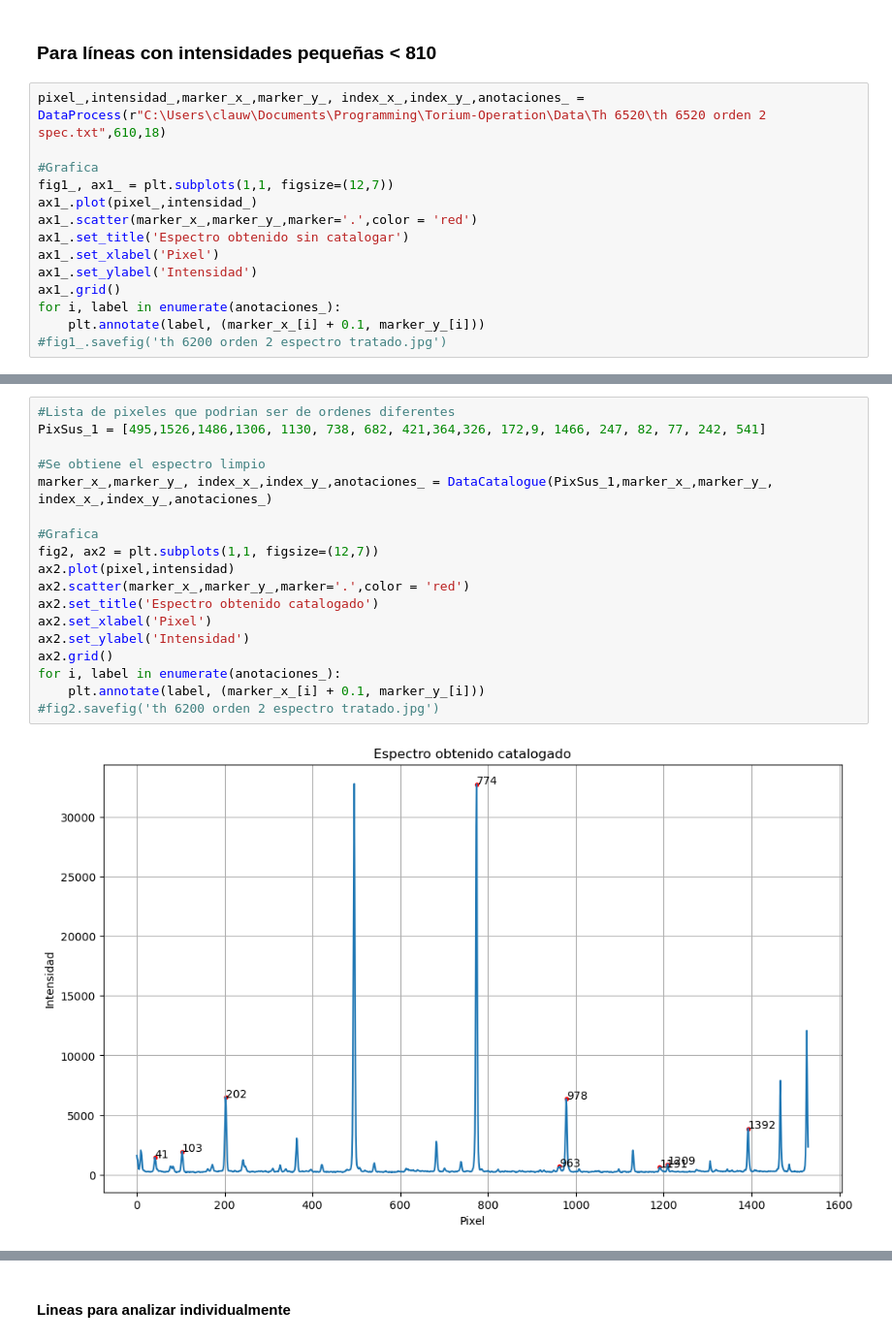
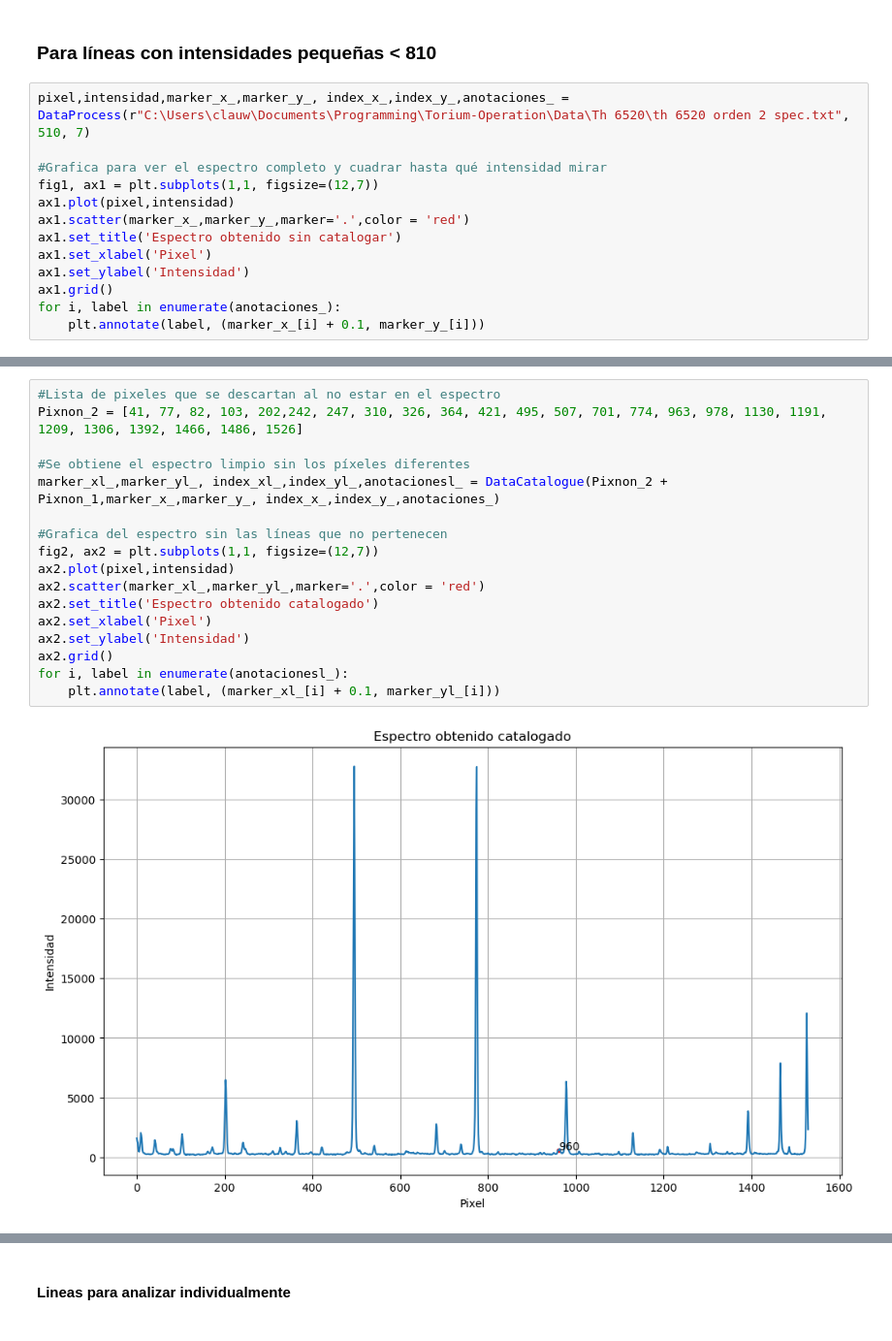
Before and after one commit to ccuellarn/Torium-Operation, a Jupyter notebook: Data/Th 6520/Analisis_6520.ipynb, the cells around one changed output, grey strips where cells are left out. Shown: that part at 97% size. Drawn from its saved outputs; the diff is of its cells as text.

```diff
--- a/Data/Th 6520/Analisis_6520.ipynb
+++ b/Data/Th 6520/Analisis_6520.ipynb
@@ -197,17 +207,16 @@ DataFit_1
 # %% [markdown]
 ### Para líneas con intensidades pequeñas < 810
 # %%
-pixel_,intensidad_,marker_x_,marker_y_, index_x_,index_y_,anotaciones_ = DataProcess(r"C:\Users\clauw\Documents\Programming\Torium-Operation\Data\Th 6520\th 6520 orden 2 spec.txt",610,18)
+pixel,intensidad,marker_x_,marker_y_, index_x_,index_y_,anotaciones_ = DataProcess(r"C:\Users\clauw\Documents\Programming\Torium-Operation\Data\Th 6520\th 6520 orden 2 spec.txt", 510, 7)
 
-#Grafica
-fig1_, ax1_ = plt.subplots(1,1, figsize=(12,7))
-ax1_.plot(pixel_,intensidad_)
-ax1_.scatter(marker_x_,marker_y_,marker='.',color = 'red')
-ax1_.set_title('Espectro obtenido sin catalogar')
-ax1_.set_xlabel('Pixel')
-ax1_.set_ylabel('Intensidad')
-ax1_.grid()
+#Grafica para ver el espectro completo y cuadrar hasta qué intensidad mirar
+fig1, ax1 = plt.subplots(1,1, figsize=(12,7))
+ax1.plot(pixel,intensidad)
+ax1.scatter(marker_x_,marker_y_,marker='.',color = 'red')
+ax1.set_title('Espectro obtenido sin catalogar')
+ax1.set_xlabel('Pixel')
+ax1.set_ylabel('Intensidad')
+ax1.grid()
 for i, label in enumerate(anotaciones_):
     plt.annotate(label, (marker_x_[i] + 0.1, marker_y_[i]))
-#fig1_.savefig('th 6200 orden 2 espectro tratado.jpg')
 # %% [output]
@@ -215,20 +224,19 @@ for i, label in enumerate(anotaciones_):
 # %%
-#Lista de pixeles que podrian ser de ordenes diferentes
-PixSus_1 = [495,1526,1486,1306, 1130, 738, 682, 421,364,326, 172,9, 1466, 247, 82, 77, 242, 541]
+#Lista de pixeles que se descartan al no estar en el espectro
+Pixnon_2 = [41, 77, 82, 103, 202,242, 247, 310, 326, 364, 421, 495, 507, 701, 774, 963, 978, 1130, 1191, 1209, 1306, 1392, 1466, 1486, 1526]
 
-#Se obtiene el espectro limpio
-marker_x_,marker_y_, index_x_,index_y_,anotaciones_ = DataCatalogue(PixSus_1,marker_x_,marker_y_, index_x_,index_y_,anotaciones_)
+#Se obtiene el espectro limpio sin los píxeles diferentes
+marker_xl_,marker_yl_, index_xl_,index_yl_,anotacionesl_ = DataCatalogue(Pixnon_2 + Pixnon_1,marker_x_,marker_y_, index_x_,index_y_,anotaciones_)
 
-#Grafica
+#Grafica del espectro sin las líneas que no pertenecen
 fig2, ax2 = plt.subplots(1,1, figsize=(12,7))
 ax2.plot(pixel,intensidad)
-ax2.scatter(marker_x_,marker_y_,marker='.',color = 'red')
+ax2.scatter(marker_xl_,marker_yl_,marker='.',color = 'red')
 ax2.set_title('Espectro obtenido catalogado')
 ax2.set_xlabel('Pixel')
 ax2.set_ylabel('Intensidad')
 ax2.grid()
-for i, label in enumerate(anotaciones_):
-    plt.annotate(label, (marker_x_[i] + 0.1, marker_y_[i]))
-#fig2.savefig('th 6200 orden 2 espectro tratado.jpg')
+for i, label in enumerate(anotacionesl_):
+    plt.annotate(label, (marker_xl_[i] + 0.1, marker_yl_[i]))
 # %% [output]
-[figure, old version]
+[figure, new version]
```
Also changed, not shown: parts of 16 cells of this notebook, 2 other files.
